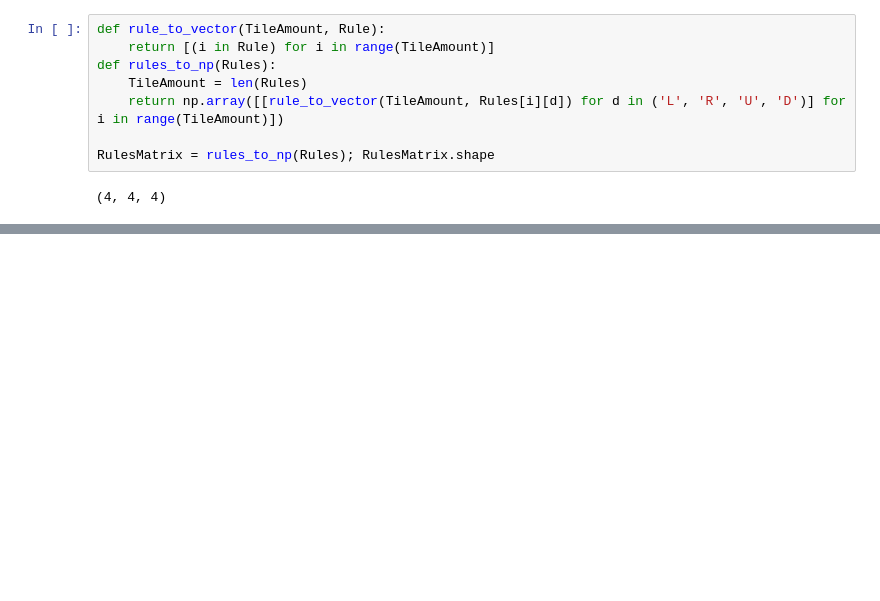
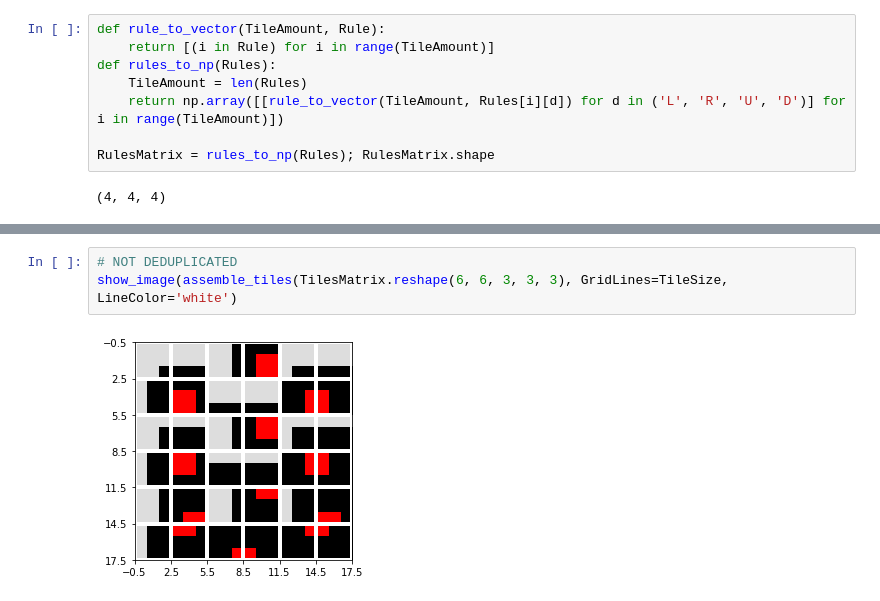
Before and after one commit to flpeters/TextureSynthesis, a Jupyter notebook: 00_Main.ipynb, the cells around one changed output, grey strips where cells are left out. Cells and saved outputs as stored; diff of their text form; blank space fills up the shorter version.

```diff
--- a/00_Main.ipynb
+++ b/00_Main.ipynb
@@ -843,0 +918,5 @@ Clipping input data to the valid range for imshow with RGB data ([0..1] for floa
+# %%
+# NOT DEDUPLICATED
+show_image(assemble_tiles(TilesMatrix.reshape(6, 6, 3, 3, 3), GridLines=TileSize, LineColor='white')
+# %% [output]
+[figure, added]
```
Also changed, not shown: parts of 79 cells of this notebook, 5 other files.
